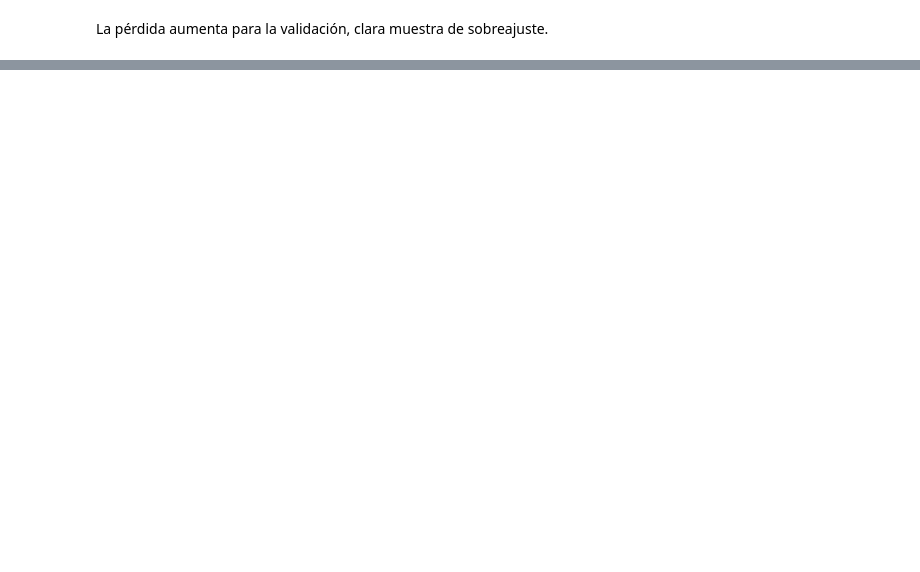
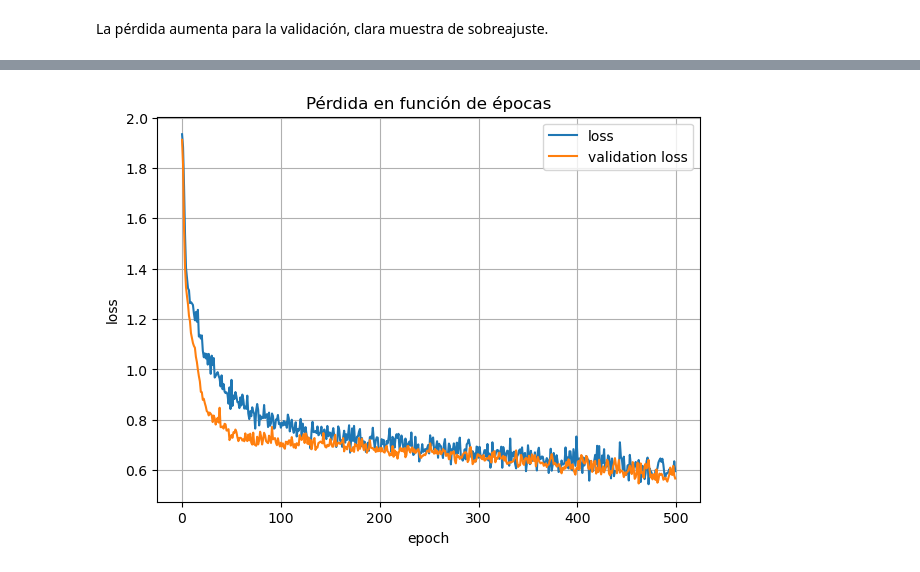
Before and after one commit to JuanGrispo/Aplicaciones-de-datos, a Jupyter notebook: proyectos de redes neuronales/Analisis_de_espectroscopia.ipynb, the cells around one changed output, grey strips where cells are left out. Saved outputs shown, nothing was run; the diff lists cells and outputs as text; code cells hidden in the pictures; blank space fills up the shorter version.

```diff
--- a/proyectos de redes neuronales/Analisis_de_espectroscopia.ipynb
+++ b/proyectos de redes neuronales/Analisis_de_espectroscopia.ipynb
@@ -763,0 +774,79 @@ Hubo muchos aciertos del modelo con respecto al helio (clasificación perfecta)
+# %%
+#Primero utilizaremos un 70% de los datos tabulados para entrenar el modelo y luego un 30% para testear el mismo
+
+#Preprocesado de datos tabulados
+ltot,Irtot,y=[],[],[]
+ltot,Irtot,y=peak_extraction(0,4,['H'],[ltot,Irtot,y],62)
+ltot,Irtot,y=peak_extraction(1,5,['Kr','Hg','Ar'],[ltot,Irtot,y],62)
+
+#Escalado
+X,y,sc,le=scaler(ltot,Irtot,y)
+
+#División de datos en entrenamiento y prueba
+X_train, X_test, y_train, y_test = train_test_split(X, y,
+                                                    test_size=0.3,# 30% para test
+                                                    random_state=42,# para reproducibilidad
+                                                    stratify=y)# opcional, para balancear clases
+
+print("X_train.shape=",X_train.shape)
+print("X_test.shape=",X_test.shape)
+print("y_train.shape=",y_train.shape)
+print("y_test.shape=",y_test.shape)
+
+#Creamos la red neuronal. Parámetros de la misma:
+#Entrada: input_dim, units, kernel_initializer, activation
+#Capas ocultas: cantidad, units, kernel_initializer, activation, dropout
+#Salida: units, kernel_initializer, activation
+#Compilación: optimizer, loss, metrics
+#Fit: X_train, y_train, batch_size, epochs, validation_split, verbose
+#Predict: X_test, y_test
+input_par=[2,32,'uniform','relu']
+hide_par=[3,32,'he_uniform','relu',0.2]
+output_par=[7,'uniform','softmax']
+comp_par=['adam','sparse_categorical_crossentropy',['accuracy']]
+fit_par=[X_train,y_train,5,500,0.2,0]
+predict_par=[X_test,y_test]
+
+#Inicializo red
+net=ClassifierNetwork(input_par, hide_par, output_par, comp_par, fit_par, predict_par)
+#Capa de entrada
+classifier=net.input_layer()
+#Capas ocultas
+classifier=net.hidden_layers()
+#Capas de salida
+classifier=net.output_layer()
+#Compilar modelo
+classifier=net.Compile()
+#Entrenar modelo
+inicio = time.perf_counter()
+historial, classifier=net.Train()
+fin = time.perf_counter()
+print(f"Tiempo de entrenamiento: {fin - inicio:.4f} segundos o {int((fin-inicio)/60)}:{int((fin-inicio)%60)} min:seg")
+
+
+#Predicciones sobre los datos experimentales
+y_pred, classifier=net.Predict()
+
+
+#Ploteo de la pérdida en función de las épocas (curva de aprendizaje)
+plt.figure(figsize=(7,5))
+plt.title('Pérdida en función de épocas')
+plt.plot(historial.history['loss'],label='loss')
+plt.plot(historial.history['val_loss'],label='validation loss')
+plt.xlabel('epoch')
+plt.ylabel('loss')
+plt.grid()
+plt.legend()
+plt.show()
+
+#Ploteo de la precisión del modelo
+plt.figure(figsize=(7,5))
+plt.title('Precisión en función de épocas')
+plt.plot(historial.history['accuracy'],label='accuracy')
+plt.plot(historial.history['val_accuracy'],label='validation accuracy')
+plt.xlabel('epoch')
+plt.ylabel('accuracy')
+plt.grid()
+plt.legend()
+plt.show()
+# %% [output]
@@ -763,0 +869 @@ Hubo muchos aciertos del modelo con respecto al helio (clasificación perfecta)
+[figure, added]
```
Also changed, not shown: parts of 21 cells of this notebook.
